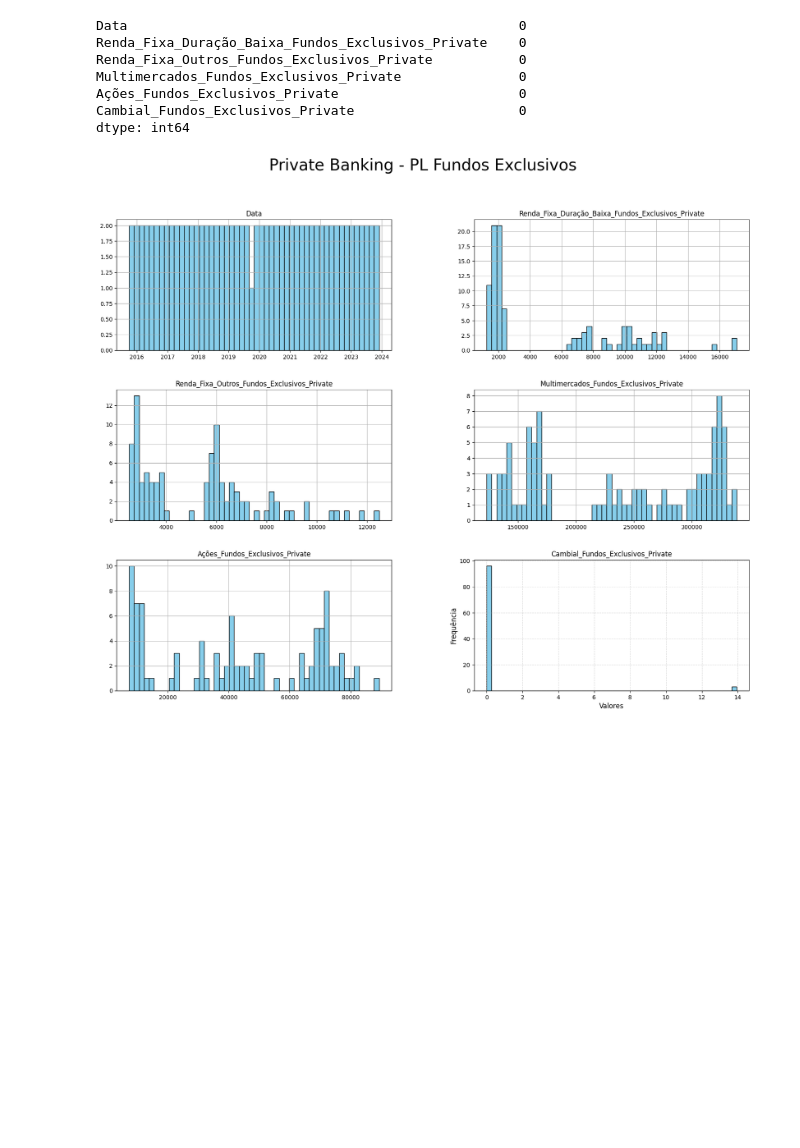
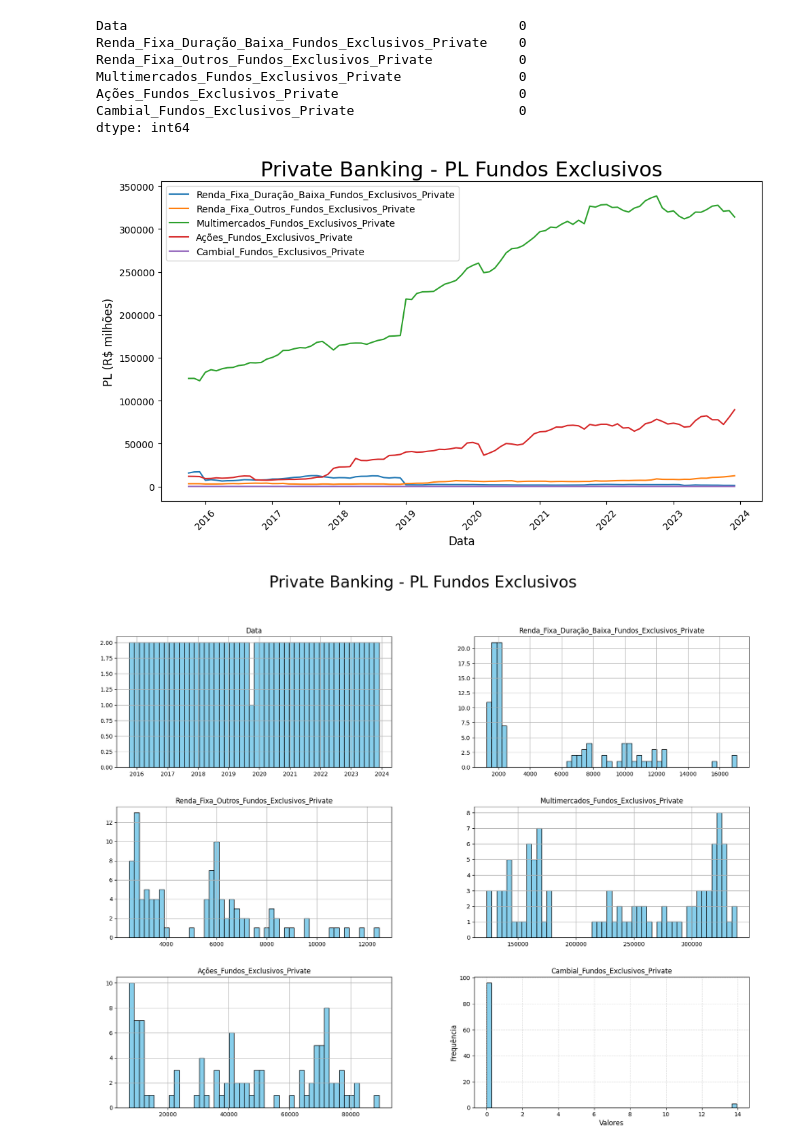
Before and after one commit to Verg0305/Deep_Learning_FGV, a Jupyter notebook: Trabalho_Private.ipynb, the cells around one changed output. Cells and saved outputs as stored; diff of their text form; code cells hidden in the pictures; blank space fills up the shorter version.

```diff
--- a/Trabalho_Private.ipynb
+++ b/Trabalho_Private.ipynb
@@ -449,6 +512,27 @@ Multimercados_Fundos_Exclusivos_Private               0
 Ações_Fundos_Exclusivos_Private                       0
 Cambial_Fundos_Exclusivos_Private                     0
 dtype: int64
+# %%
+#Gráfico da Evolução de Fundos_Exclusivos_Dados_Fundos_Private no Tempo
+
+# Ordena o DataFrame pela coluna 'Data'
+Fundos_Exclusivos_Dados_Fundos_Private = Fundos_Exclusivos_Dados_Fundos_Private.sort_values('Data')
+
+plt.figure(figsize=(10, 6))
+
+# Loop para plotar um gráfico de linha para cada coluna (ignorando a coluna 'Data')
+for column in Fundos_Exclusivos_Dados_Fundos_Private.columns[1:]:
+    plt.plot(Fundos_Exclusivos_Dados_Fundos_Private['Data'], Fundos_Exclusivos_Dados_Fundos_Private[column], label=column)
+
+plt.xlabel('Data', fontsize=12)
+plt.ylabel('PL (R$ milhões)', fontsize=12)
+plt.title('Private Banking - PL Fundos Exclusivos', fontsize=22)
+plt.legend()
+plt.xticks(rotation=45)
+plt.tight_layout()
+plt.show()
+# %% [output]
+[figure, added]
 # %%
 #Histograma dos dados da planilha "Fundos_Exclusivos_Dados_Fundos_Private"
 
```
Also changed, not shown: parts of 12 cells of this notebook.
